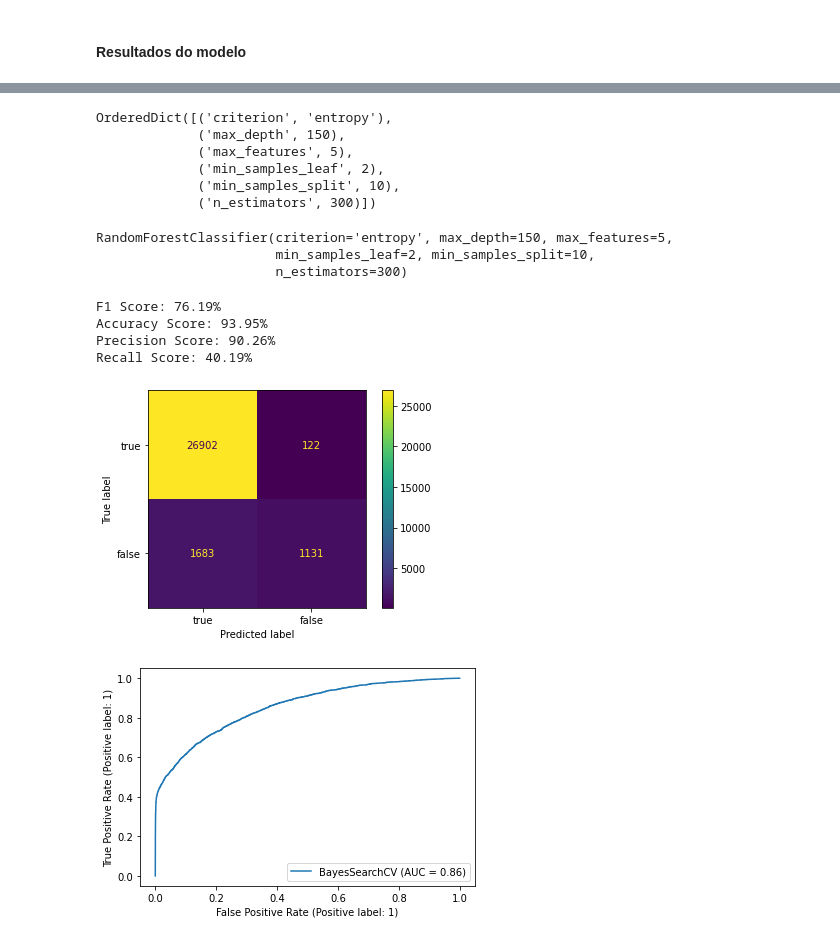
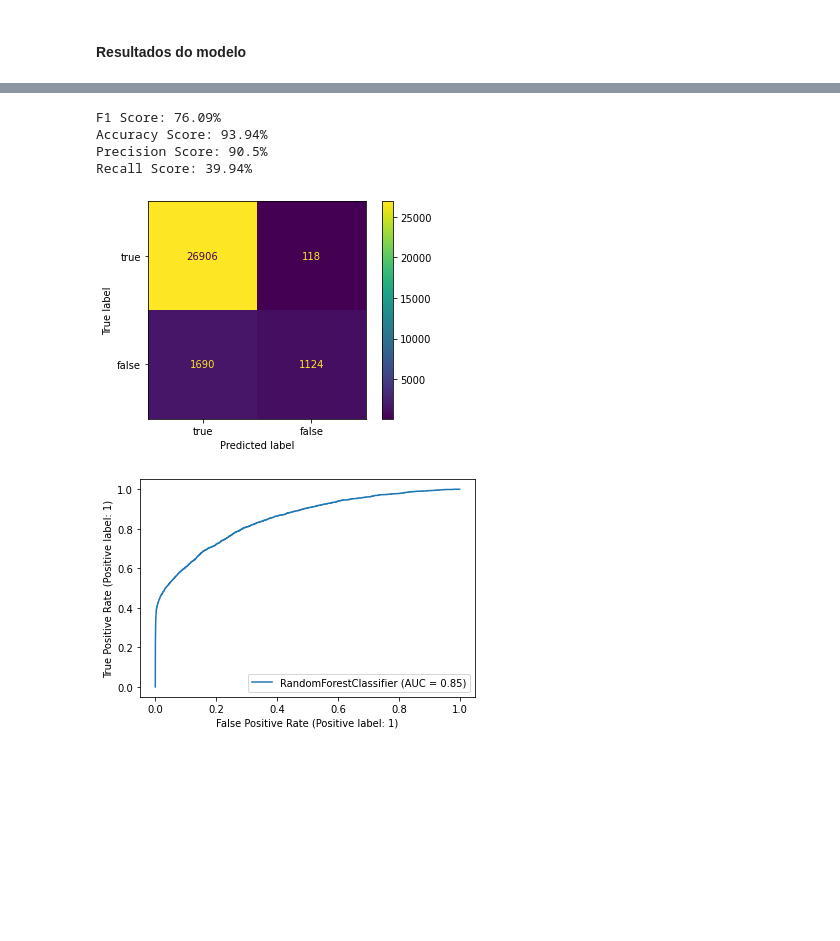
Before and after one commit to felipesilvaibi/predicao_churn, a Jupyter notebook: notebooks/analise_rep_oficial.ipynb, the cells around one changed output, grey strips where cells are left out. Cells and saved outputs as stored; diff of their text form; code cells hidden in the pictures; blank space fills up the shorter version.

```diff
--- a/notebooks/analise_rep_oficial.ipynb
+++ b/notebooks/analise_rep_oficial.ipynb
@@ -924,3 +925,9 @@ X_train, X_test, y_train, y_test = train_test_split(df.drop(['churn'], axis=1),
+# %%
+X = df.drop(['churn'], axis=1)
+y = df['churn']
+
+X_train, X_test, y_train, y_test = train_test_split(X, y, test_size=0.2, random_state=1)
+X_train, X_val, y_train, y_val = train_test_split(X_train, y_train, test_size=0.25, random_state=1) # 0.25 x 0.8 = 0.2
 # %% [markdown]
 #### Execução do modelo
 # %%
@@ -1145,5 +1071,8 @@ GradientBoostingClassifier(max_depth=7, n_estimators=50)
 # %%
-y_pred = bayes_search.predict(X_test)
+modelGB = GradientBoostingClassifier(max_depth=7, n_estimators=50)
+modelGB.fit(X_train, y_train)
+
+y_pred = modelGB.predict(X_test)
 
 f1 = round(f1_score(y_test, y_pred, average='macro')*100, 2)
 accuracy = round(accuracy_score(y_test, y_pred)*100, 2)
@@ -1164,12 +1093,12 @@ metricas["GradientBoosting"] = {
     "f1": f1
 }
 
-plot_confusion_matrix(bayes_search, X_test, y_test, display_labels=[
+plot_confusion_matrix(modelGB, X_test, y_test, display_labels=[
                       "true", "false"], values_format="d")
 
 plt.grid(False)
 plt.show()
 
-plot_roc_curve(bayes_search, X_test, y_test)
+plot_roc_curve(modelGB, X_test, y_test)
 plt.show()
 # %% [output]
@@ -1182,12 +1111,12 @@ Recall Score: 40.23%
 # %%
-parametros = {
-    'max_depth': [100, 150],
-    'max_features': [3, 4, 5],
-    'criterion': ['gini', 'entropy'],
-    'min_samples_leaf': [1, 2, 3],
-    'min_samples_split': [2, 3, 8, 10],
-    'n_estimators': [200, 300, 400]
-}
+# parametros = {
+#     'max_depth': [100, 150],
+#     'max_features': [3, 4, 5],
+#     'criterion': ['gini', 'entropy'],
+#     'min_samples_leaf': [1, 2, 3],
+#     'min_samples_split': [2, 3, 8, 10],
+#     'n_estimators': [200, 300, 400]
+# }
 
-bayes_search = BayesSearchCV(estimator=modelRF, search_spaces=parametros, n_jobs=-1, cv=3, verbose=2)
-bayes_search.fit(X_train, y_train)
+# bayes_search = BayesSearchCV(estimator=modelRF, search_spaces=parametros, n_jobs=-1, cv=3, verbose=2)
+# bayes_search.fit(X_train, y_train)
@@ -1269,57 +1123,45 @@ BayesSearchCV(cv=3, estimator=RandomForestClassifier(), n_jobs=-1,
 # %%
-bayes_search.best_params_
-# Results: OrderedDict([('criterion', 'entropy'), ('max_depth', 150), ('max_features', 5), ('min_samples_leaf', 2), ('min_samples_split', 10), ('n_estimators', 300)])
+# bayes_search.best_estimator_
+# Results: RandomForestClassifier(criterion='entropy', max_depth=150, max_features=5, min_samples_leaf = 2, min_samples_split = 10, n_estimators = 300)
-# %% [output]
-OrderedDict([('criterion', 'entropy'),
-             ('max_depth', 150),
-             ('max_features', 5),
-             ('min_samples_leaf', 2),
-             ('min_samples_split', 10),
-             ('n_estimators', 300)])
-# %%
-bayes_search.best_estimator_
-# Results: RandomForestClassifier(criterion='entropy', max_depth=150, max_features=5, min_samples_leaf = 2, min_samples_split = 10, n_estimators = 300)
-# %% [output]
-RandomForestClassifier(criterion='entropy', max_depth=150, max_features=5,
-                       min_samples_leaf=2, min_samples_split=10,
-                       n_estimators=300)
 # %%
-y_pred = bayes_search.predict(X_test)
+modelRF = RandomForestClassifier(criterion='entropy', max_depth=150, max_features=5, min_samples_leaf=2, min_samples_split=10, n_estimators=300)
+modelRF.fit(X_train, y_train)
+
+y_pred = modelRF.predict(X_test)
 
 f1 = round(f1_score(y_test, y_pred, average='macro')*100, 2)
 accuracy = round(accuracy_score(y_test, y_pred)*100, 2)
 precision = round(precision_score(y_test, y_pred)*100, 2)
 recall = round(recall_score(y_test, y_pred)*100, 2)
 
 
 print(f"F1 Score: {f1}%")
 print(f"Accuracy Score: {accuracy}%")
 print(f"Precision Score: {precision}%")
 print(f"Recall Score: {recall}%")
 
-metricas = {}
 metricas["RandomForest"] = {
     "accuracy": accuracy,
     "precision": precision,
     "recall": recall,
     "f1": f1
 }
 
-plot_confusion_matrix(bayes_search, X_test, y_test, display_labels=[
+plot_confusion_matrix(modelRF, X_test, y_test, display_labels=[
                       "true", "false"], values_format="d")
 
 plt.grid(False)
 plt.show()
 
-plot_roc_curve(bayes_search, X_test, y_test)
+plot_roc_curve(modelRF, X_test, y_test)
 plt.show()
 # %% [output]
-F1 Score: 76.19%
-Accuracy Score: 93.95%
-Precision Score: 90.26%
-Recall Score: 40.19%
+F1 Score: 76.09%
+Accuracy Score: 93.94%
+Precision Score: 90.5%
+Recall Score: 39.94%
 [figure]
-[figure, old version]
+[figure, new version]
 # %%
 resumo = pd.DataFrame.from_dict(metricas, orient='index')
 resumo
```
Also changed, not shown: parts of 53 cells of this notebook.
